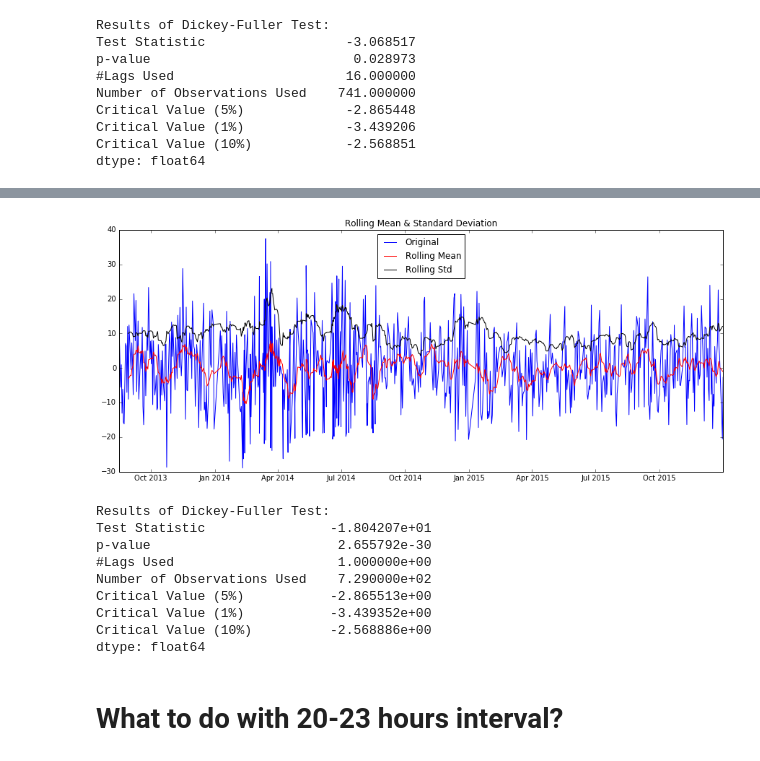
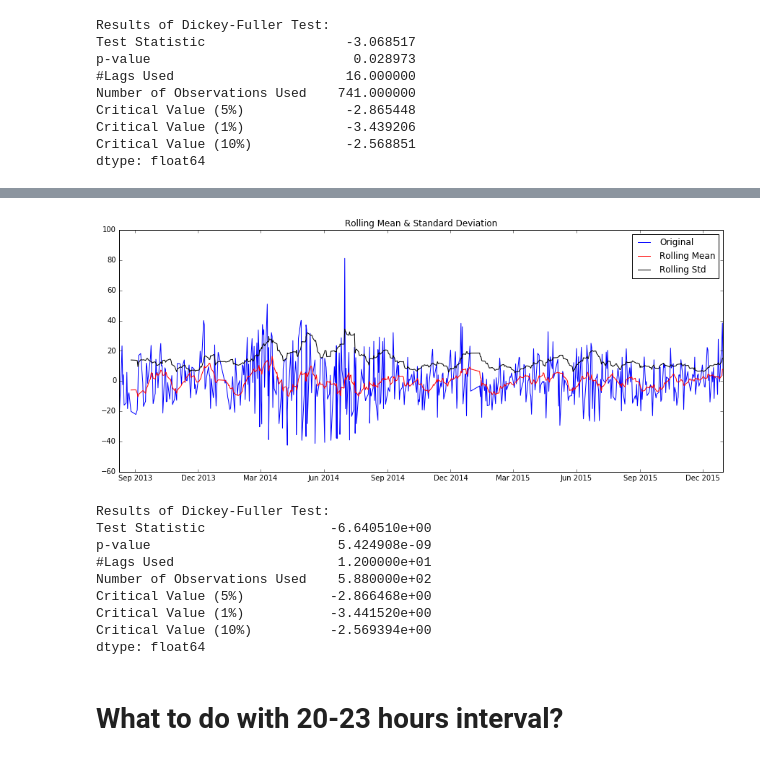
Before and after one commit to KashinYana/client-flow, a Jupyter notebook: Time Series Forecast.ipynb, the cells around one changed output, grey strips where cells are left out. Cells and saved outputs as stored; diff of their text form; code cells hidden in the pictures.

```diff
--- a/Time Series Forecast.ipynb
+++ b/Time Series Forecast.ipynb
@@ -102,18 +130,18 @@ dtype: float64
 # %%
-ts = select(df, 1005609, "SM", 14)
+ts = select(df, 1005839, "CM", 19)
 
 ts_moving_avg_diff = (ts - ts.rolling(window=28,center=False).mean()).dropna()
 test_stationarity(ts_moving_avg_diff)
 # %% [output]
-[figure, old version]
+[figure, new version]
 Results of Dickey-Fuller Test:
-Test Statistic                -1.804207e+01
-p-value                        2.655792e-30
-#Lags Used                     1.000000e+00
-Number of Observations Used    7.290000e+02
-Critical Value (5%)           -2.865513e+00
-Critical Value (1%)           -3.439352e+00
-Critical Value (10%)          -2.568886e+00
+Test Statistic                -6.640510e+00
+p-value                        5.424908e-09
+#Lags Used                     1.200000e+01
+Number of Observations Used    5.880000e+02
+Critical Value (5%)           -2.866468e+00
+Critical Value (1%)           -3.441520e+00
+Critical Value (10%)          -2.569394e+00
 dtype: float64
 # %%
 for category in ["SM", "CM"]:
```
Also changed, not shown: parts of 2 cells of this notebook.
